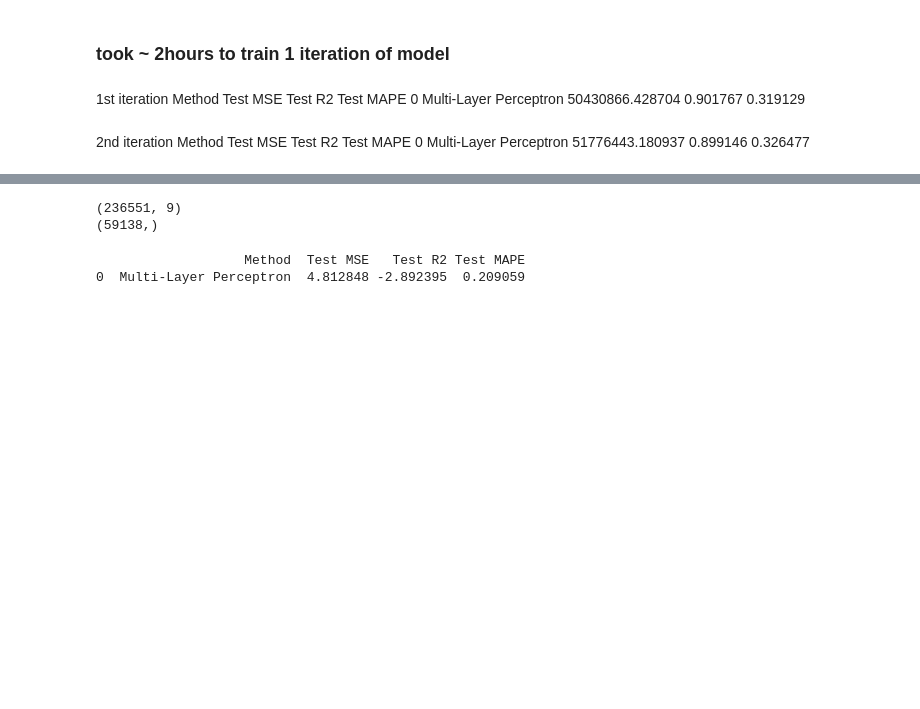
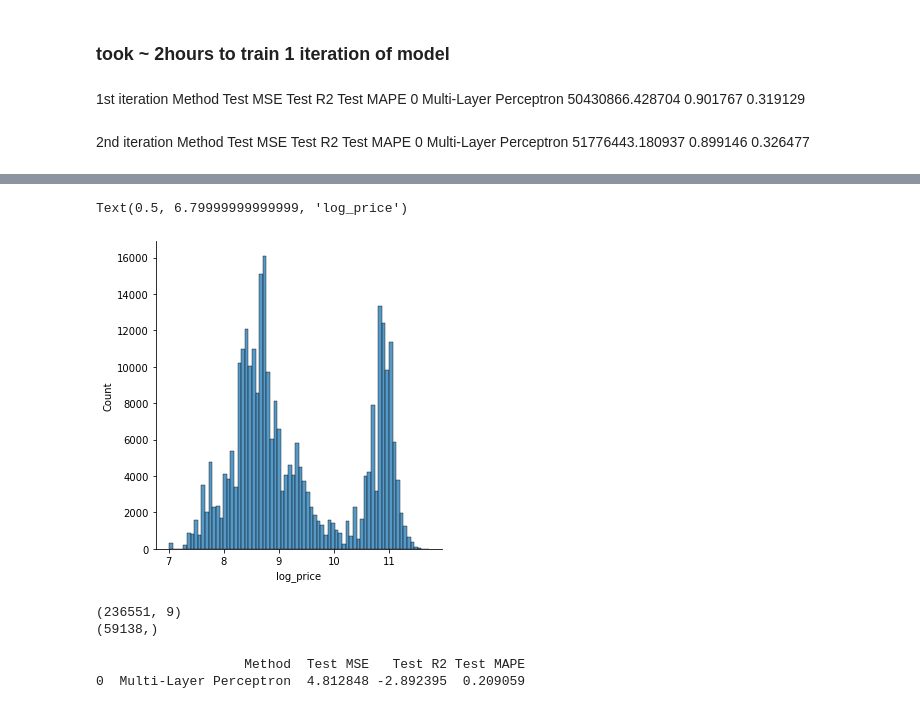
Before and after one commit to calebang/IS460, a Jupyter notebook: 02_Models/02e_MultiLayerPerceptron.ipynb, the cells around one changed output, grey strips where cells are left out. Drawn from its saved outputs; the diff is of its cells as text; code cells hidden in the pictures; blank space fills up the shorter version.

```diff
--- a/02_Models/02e_MultiLayerPerceptron.ipynb
+++ b/02_Models/02e_MultiLayerPerceptron.ipynb
@@ -418,3 +427,10 @@ y3 = np.log(y3)
+# %%
+import seaborn as sns
+sns.displot(y3)
+plt.xlabel("log_price")
+# %% [output]
+Text(0.5, 6.79999999999999, 'log_price')
+[figure, added]
 # %%
 from sklearn.model_selection import train_test_split
 X3_train,X3_test,y3_train,y3_test = train_test_split(X3,y3, test_size = 0.2)
```
Also changed, not shown: parts of 3 cells of this notebook.
